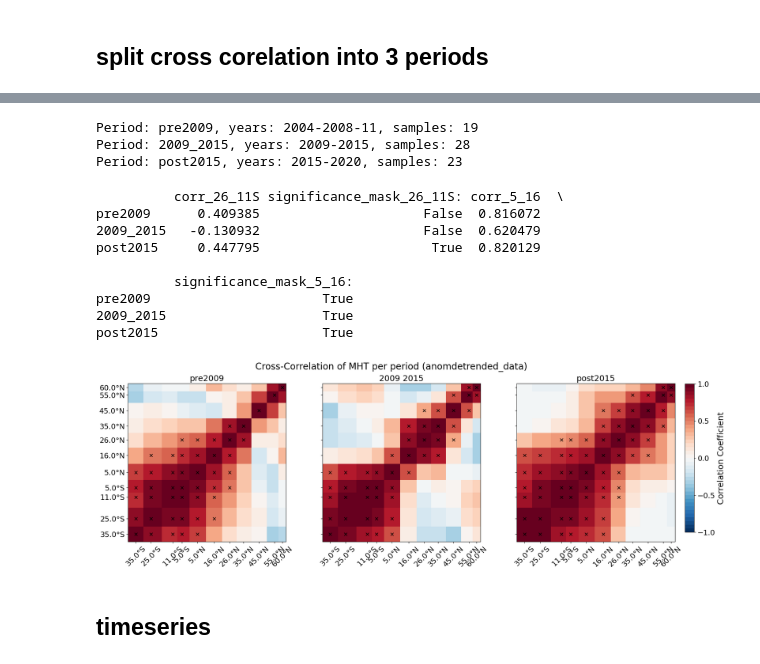
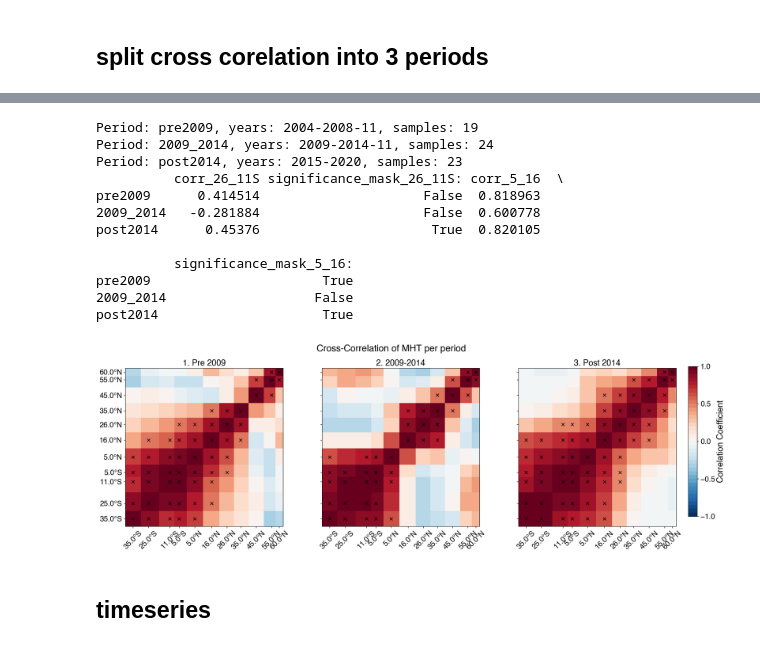
Before and after one commit to lea-dietz/masterthesis, a Jupyter notebook: coding/mht.ipynb, the cells around one changed output, grey strips where cells are left out. Cells and saved outputs as stored; diff of their text form; code cells hidden in the pictures.

```diff
--- a/coding/mht.ipynb
+++ b/coding/mht.ipynb
@@ -21,7 +21,7 @@ from process_raw_data import process_data, decimal_year_to_datetime, plot_filter
 from stats_plots import plot_timeseries, compute_n_eff_and_r_crit, plot_hovmöller, plot_crosscorr, plot_crosscorr_gif
 from stats_plots import plot_all_leadlag, plot_max_lag, cross_block_coherence_index, block_mean_amplitude, block_leadlag, between_block_significance
 # %%
-SAVING = True
+SAVING = False
 ds = xr.open_dataset("data/Bayesian_estimates_Atlantic_MHT_HTC_HF_OHC.nc")
 
 lats = ds.latitude.values
@@ -74,6 +74,8 @@ mht_detrended_anom = process_data(mht_mean, detrended=True)
 lats = lats[1:]  # drop 65
 lat_labels = lat_labels[1:]  # drop 65
 n_lats = len(lats)
+
+data_used = mht_detrended_anom
 # %%
 
 # plot_filter_response(cutoff=1/1, fs=4, order=4)
@@ -199,3 +189,20 @@ periods_labels = {
+# %%
+## from wavelet coherence, visible:
+## break of coherence between 16°N and 5°N
+## between beginning of 2009 until end of 2014
+periods = {
+    "pre2009": ("2004", "2008-11"),
+    "2009_2014": ("2009", "2014-11"),
+    "post2014": ("2015", "2020"),
+    "total": ("2004", "2020")
+}
+
+periods_labels = {
+    "pre2009": "1. Pre 2009",
+    "2009_2014": "2. 2009-2014",
+    "post2014": "3. Post 2014",
+    "total": "Total: 2004-2020"
+}
 # %% [markdown]
 ## cross corr gif
 # %%
@@ -319,8 +333,9 @@ total      0.312395  45.945637  52.468168  45.945637   0.29088        True
 signifance_periods = {}
 for period_name, (year_start, year_end) in periods.items():
     # print(period_name)
-    data_period = data.sel(time=slice(year_start, year_end))
-
+    data_period = data_used.sel(time=slice(year_start, year_end))
+    print(data_period.time.values[0])
+    print(data_period.time.values[-1])
     signifance_periods[period_name] = {}
 
     plotting = False
@@ -338,7 +353,7 @@ for period_name, (year_start, year_end) in periods.items():
         time_unit=time_unit,
         printout=printing,
         plot=plotting,
-        method="0threshold",
+        method="minimum",
     )
 
     signifance_periods[period_name]["n_eff"] = n_eff_period
@@ -388,7 +412,7 @@ cbar_ax = fig.add_axes([0.98, 0.15, 0.015, 0.75])  # [left, bottom, width, heigh
 
 # for period_name, (year_start, year_end) in periods.items():
 for i, (ax, (period_name, (t0, t1))) in enumerate(zip(axes, periods_sel.items())):
-    data_period = data.sel(time=slice(t0, t1))
+    data_period = data_used.sel(time=slice(t0, t1))
     print(f"Period: {period_name}, years: {t0}-{t1}, samples: {data_period.sizes['time']}")
 
     # print("start of this period: ", data_period.time.values[0])
@@ -404,11 +428,11 @@ for i, (ax, (period_name, (t0, t1))) in enumerate(zip(axes, periods_sel.items())
         significance=True,
         n_effs=n_effs_period,
         r_crits=r_crits_period,
-        subtitle=f"{period_name.replace("_", " ")}",
+        subtitle=f"{periods_labels[period_name]}",
         # savefig=True,
         # savename=f"crosscorr_{period_name}",
         ax=ax,
-        show_cbar=False # only last i has colorbar, or No one
+        show_cbar=False, # only last i has colorbar, or No one
         # savename=f"crosscorr_mht_{period_name}"
     )
     periods_corrs[period_name] = corr_matrix
@@ -428,47 +452,47 @@ for i, (ax, (period_name, (t0, t1))) in enumerate(zip(axes, periods_sel.items())
     mean_coh = cross_sub[mask_sub].mean() # if n_valid >= 2 else np.nan
     mean_corr = cross_sub.mean()
 
 
     cross_block_results[period_name] = {
         # "mean_cross_coherence": mean_coh,
         # "mean_corr": mean_corr,
         # "n_valid_pairs": n_valid,
         # "n_total_pairs": n_total,
         "corr_26_11S": corr_26_11S[0][0],
         "significance_mask_26_11S:": sign_26_11S[0][0],
         "corr_5_16": corr_5_16[0][0],
         "significance_mask_5_16:": sign_5_16[0][0],
 
     }
 
 
 cbar = fig.colorbar(cf, cax=cbar_ax, label='Correlation Coefficient')
 cbar.set_ticks([-1, -0.5, 0, 0.5, 1])
 
-fig.suptitle(f"Cross-Correlation of MHT per period ({savename})", y=1.01)
+fig.suptitle(f"Cross-Correlation of MHT per period", y=1.01)
 plt.tight_layout()
 if SAVING:
     plt.savefig(f"figures/cross_corr/crosscorr_{savename}", dpi=300, bbox_inches='tight')
 
 
 
-    # print(corr_matrix)
+    # print(corr_matrix)xw
 cross_block_df = pd.DataFrame(cross_block_results).T
 print(cross_block_df)
 # %% [output]
 Period: pre2009, years: 2004-2008-11, samples: 19
-Period: 2009_2015, years: 2009-2015, samples: 28
-Period: post2015, years: 2015-2020, samples: 23
+Period: 2009_2014, years: 2009-2014-11, samples: 24
+Period: post2014, years: 2015-2020, samples: 23
+          corr_26_11S significance_mask_26_11S: corr_5_16  \
+pre2009      0.414514                     False  0.818963
+2009_2014   -0.281884                     False  0.600778
+post2014      0.45376                      True  0.820105
+
+          significance_mask_5_16:
+pre2009                      True
+2009_2014                   False
+post2014                     True
-          corr_26_11S significance_mask_26_11S: corr_5_16  \
-pre2009      0.409385                     False  0.816072
-2009_2015   -0.130932                     False  0.620479
-post2015     0.447795                      True  0.820129
-
-          significance_mask_5_16:
-pre2009                      True
-2009_2015                    True
-post2015                     True
-[figure, old version]
+[figure, new version]
 # %% [markdown]
 ## timeseries
 # %%
```
Also changed, not shown: parts of 13 cells of this notebook, 17 other files.
